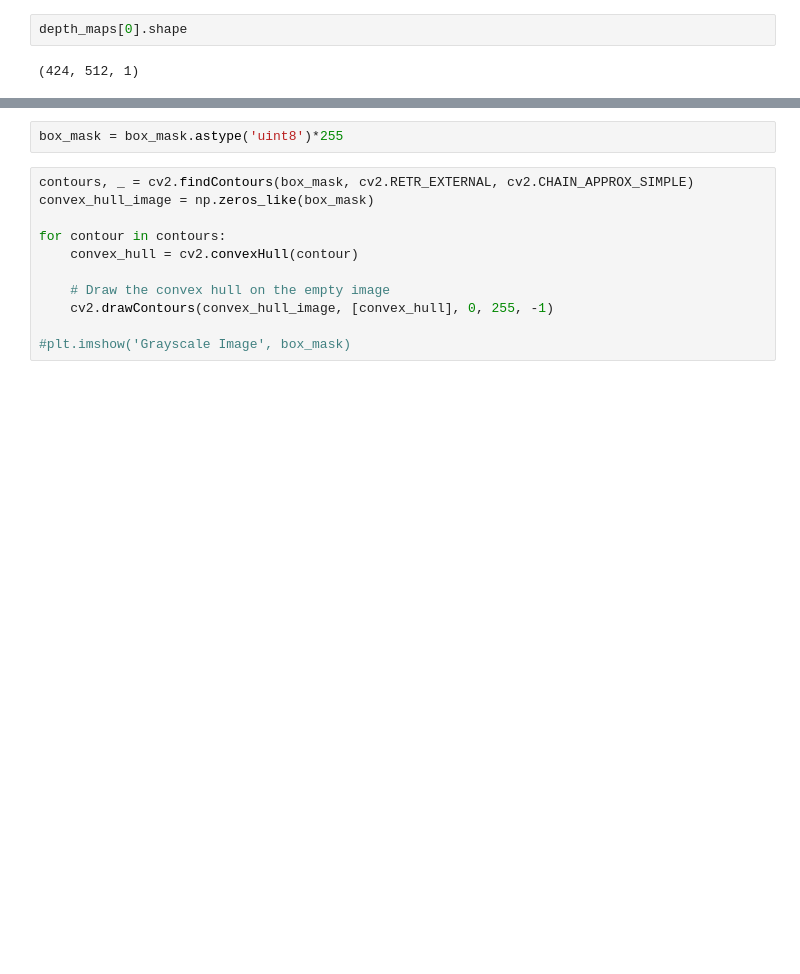
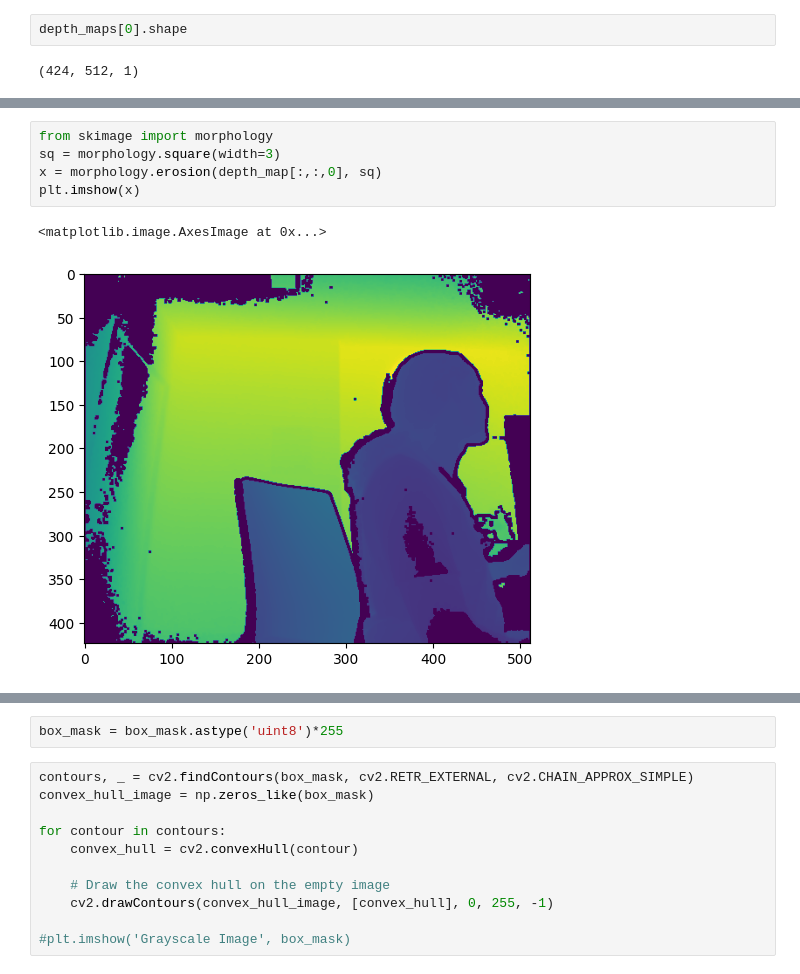
Before and after one commit to arturandre/LibKinect2, a Jupyter notebook: examples/measurements.ipynb, the cells around one changed output, grey strips where cells are left out. Cells and saved outputs as stored; diff of their text form; blank space fills up the shorter version.

```diff
--- a/examples/measurements.ipynb
+++ b/examples/measurements.ipynb
@@ -87 +110,9 @@ depth_maps[0].shape
+# %%
+from skimage import morphology
+sq = morphology.square(width=3)
+x = morphology.erosion(depth_map[:,:,0], sq)
+plt.imshow(x)
+# %% [output]
+<matplotlib.image.AxesImage at 0x...>
+[figure, added]
 # %%
```
Also changed, not shown: parts of 14 cells of this notebook, 8 other files.
